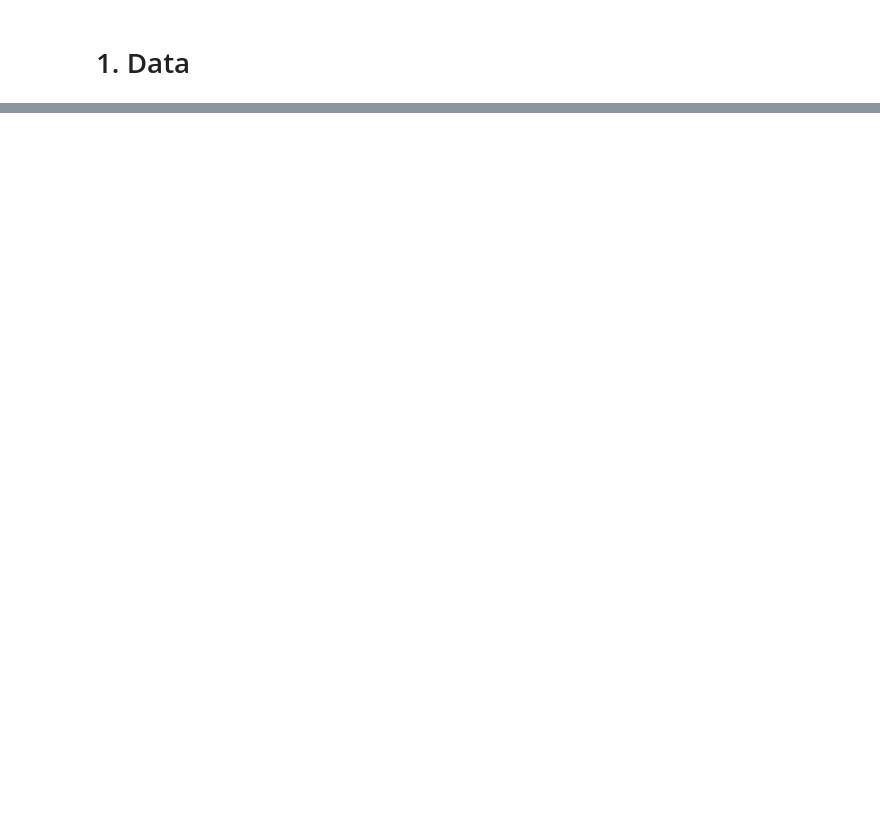
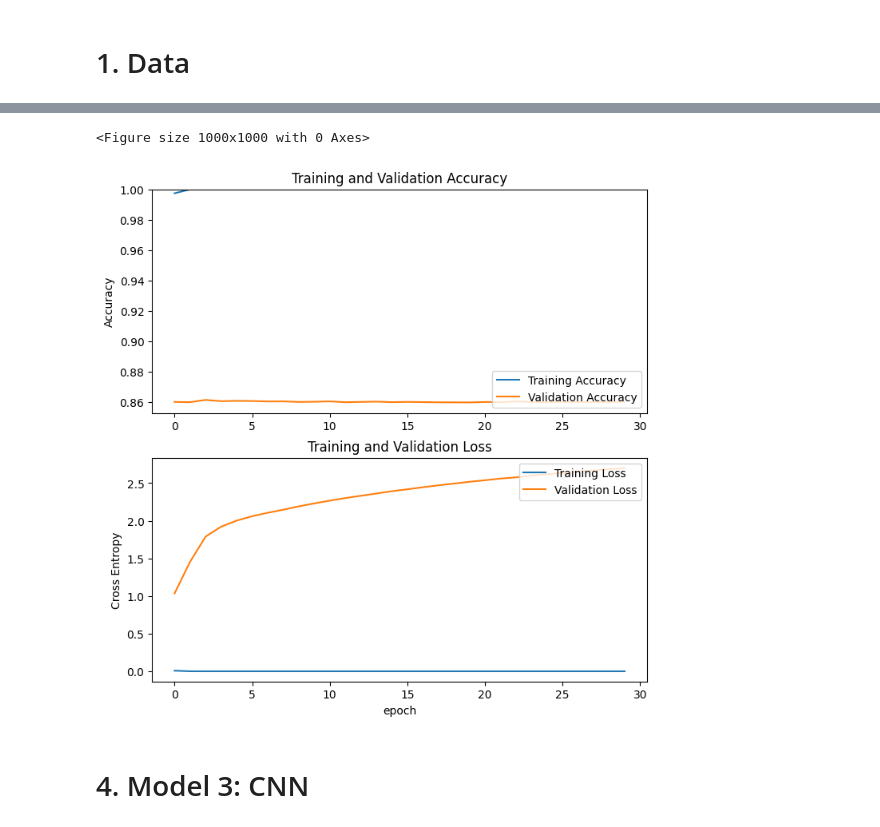
Before and after one commit to letuminnhtuan/LearnNLP, a Jupyter notebook: IMDB_CNN.ipynb, the cells around one changed output, grey strips where cells are left out. Saved outputs shown, nothing was run; the diff lists cells and outputs as text; code cells hidden in the pictures; blank space fills up the shorter version.

Commit message:
Project: Title Classification

```diff
--- a/IMDB_CNN.ipynb
+++ b/IMDB_CNN.ipynb
@@ -101,0 +113,17 @@ plt.show()
+# %%
+# A integer input for vocab indices.
+inputs = tf.keras.Input(shape=(sequence_length,), dtype="int64")
+
+x = tf.keras.layers.Embedding(max_features, embedding_len)(inputs)
+x = tf.keras.layers.Conv1D(128, 5, padding="valid", activation="relu")(x)
+x = tf.keras.layers.MaxPool1D(5)(x)
+x = tf.keras.layers.Conv1D(128, 5, padding="valid", activation="relu")(x)
+x = tf.keras.layers.MaxPool1D(5)(x)
+x = tf.keras.layers.Conv1D(128, 5, padding="valid", activation="relu")(x)
+x = tf.keras.layers.MaxPool1D(5)(x)
+x = tf.keras.layers.Flatten()(x)
+dense1 = tf.keras.layers.Dense(128, activation="relu")(x)
+predictions = tf.keras.layers.Dense(1, activation="sigmoid", name="predictions")(dense1)
+
+model = tf.keras.Model(inputs, predictions)
+model.summary()
@@ -101,0 +148,3 @@ plt.show()
+# %%
+model.compile(loss="binary_crossentropy", optimizer="adam", metrics=["accuracy"])
+history = model.fit(x_train, y_train, batch_size = 64, epochs = 30, validation_data = (x_val, y_val))
@@ -101,0 +169,32 @@ plt.show()
+# %%
+import matplotlib.pyplot as plt
+plt.figure(figsize=(10, 10))
+
+acc = history.history['accuracy']
+val_acc = history.history['val_accuracy']
+
+loss = history.history['loss']
+val_loss = history.history['val_loss']
+
+plt.figure(figsize=(8, 8))
+plt.subplot(2, 1, 1)
+plt.plot(acc, label='Training Accuracy')
+plt.plot(val_acc, label='Validation Accuracy')
+plt.legend(loc='lower right')
+plt.ylabel('Accuracy')
+plt.ylim([min(plt.ylim()),1])
+plt.title('Training and Validation Accuracy')
+
+plt.subplot(2, 1, 2)
+plt.plot(loss, label='Training Loss')
+plt.plot(val_loss, label='Validation Loss')
+plt.legend(loc='upper right')
+plt.ylabel('Cross Entropy')
+plt.title('Training and Validation Loss')
+plt.xlabel('epoch')
+plt.show()
+# %% [output]
+<Figure size 1000x1000 with 0 Axes>
+[figure, added]
+# %% [markdown]
+# 4. Model 3: CNN
```
Also changed, not shown: parts of 12 cells of this notebook, 17 other files.
